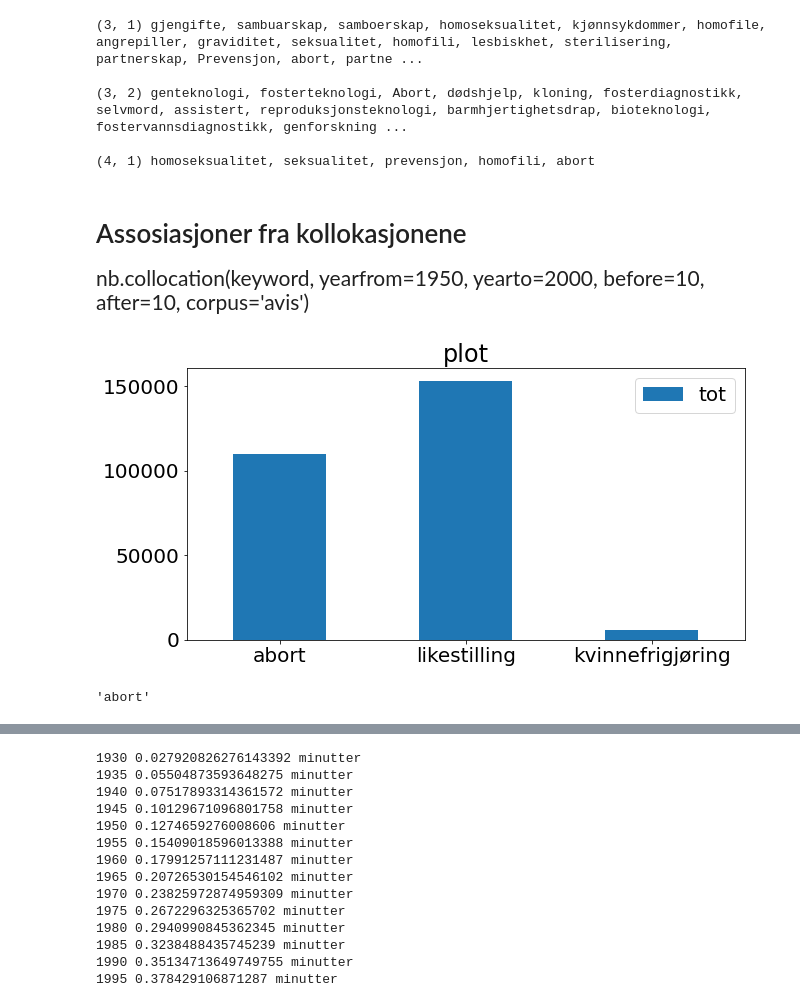
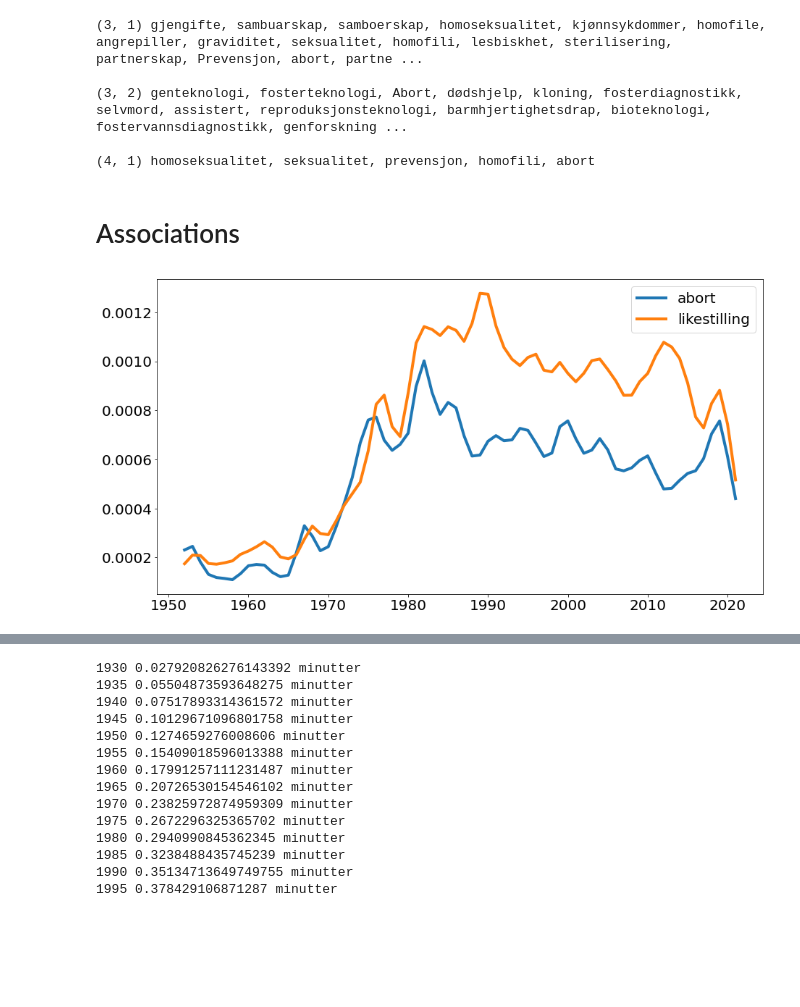
Before and after one commit to Yoonsen/Conceptual_change, a Jupyter notebook: coll_abort.ipynb, the cells around one changed output, grey strips where cells are left out. Drawn from its saved outputs; the diff is of its cells as text; code cells hidden in the pictures; blank space fills up the shorter version.

```diff
--- a/coll_abort.ipynb
+++ b/coll_abort.ipynb
@@ -130,17 +135,11 @@ gnl.show_cliques(keyword_graph)
 (3, 2) genteknologi, fosterteknologi, Abort, dødshjelp, kloning, fosterdiagnostikk, selvmord, assistert, reproduksjonsteknologi, barmhjertighetsdrap, bioteknologi, fostervannsdiagnostikk, genforskning ...
 
 (4, 1) homoseksualitet, seksualitet, prevensjon, homofili, abort
-# %% [markdown]
-# Assosiasjoner fra kollokasjonene
-
-<span style="font-size:150%">nb.collocation(keyword, yearfrom=1950, yearto=2000, before=10, after=10, corpus='avis')</span>
+# %% [markdown]
+# Associations
 # %%
 barchart = lambda word, df: df.loc[word].plot(kind='bar', rot=0, figsize=(10,5),title='plot');
-# %%
-barchart([keyword, 'likestilling', 'kvinnefrigjøring'], reference);
-# %% [output]
-[figure, removed]
-# %%
-keyword
-# %% [output]
-'abort'
+# %%
+ng.Ngram("abort likestilling".split()).plot(lw = 4, figsize=(15,8))
+# %% [output]
+[figure, added]
```
Also changed, not shown: parts of 34 cells of this notebook.
